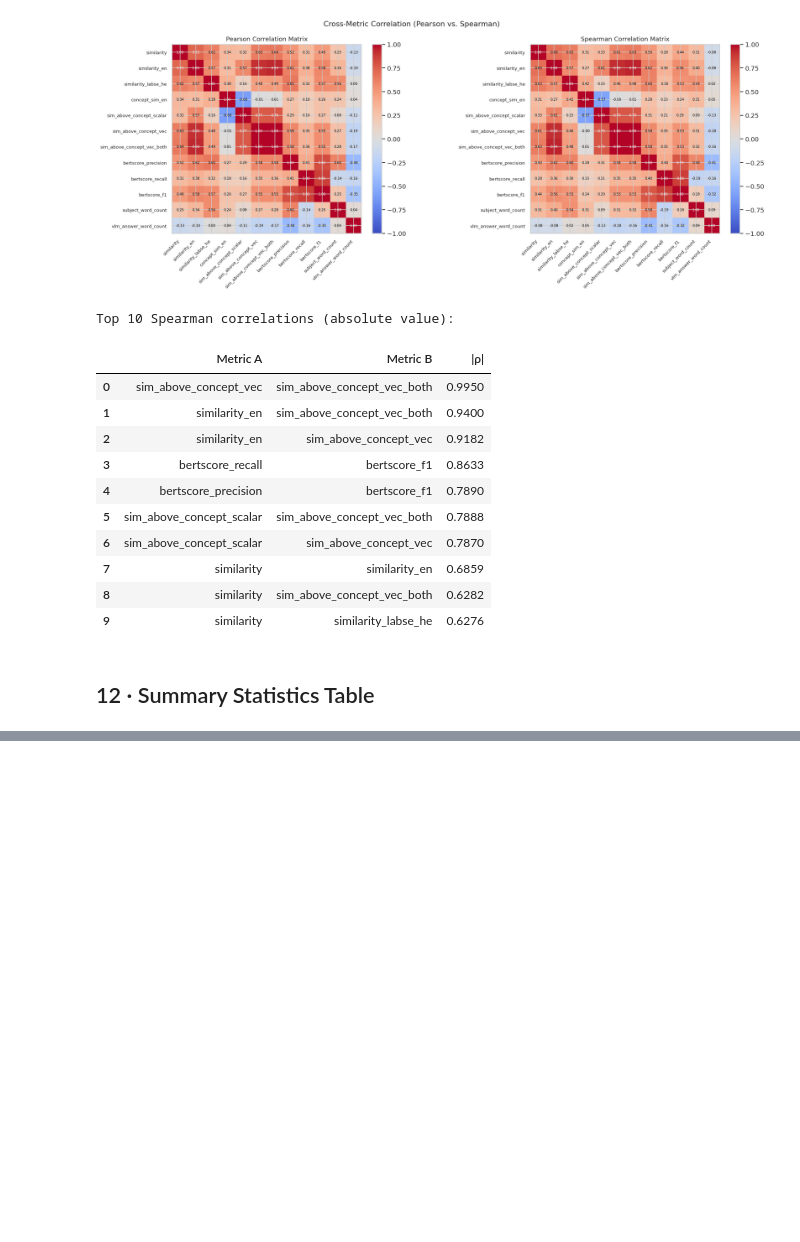
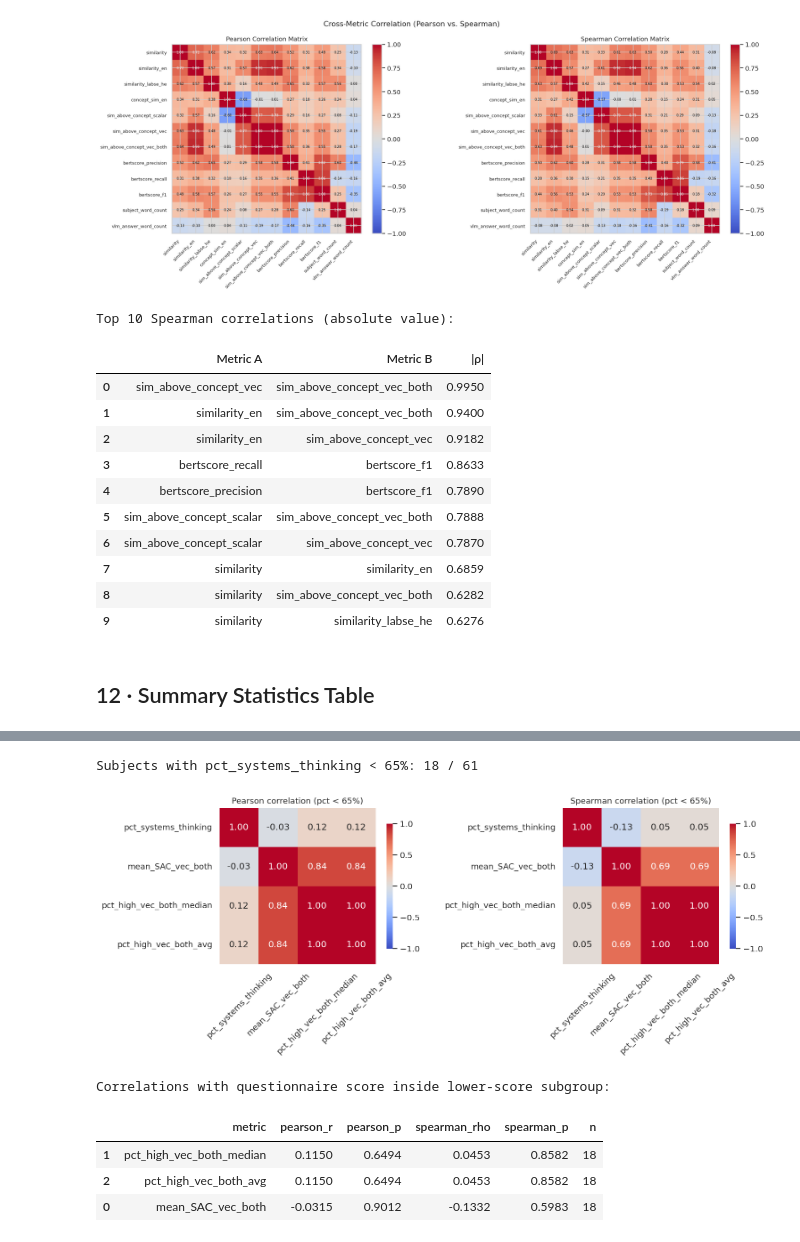
Before and after one commit to ArielKravinsky/systems-thinking-vlm, a Jupyter notebook: analysis_qwen_results.ipynb, the cells around one changed output, grey strips where cells are left out. Saved outputs shown, nothing was run; the diff lists cells and outputs as text; code cells hidden in the pictures; blank space fills up the shorter version.

```diff
--- a/analysis_qwen_results.ipynb
+++ b/analysis_qwen_results.ipynb
@@ -952,0 +920,77 @@ Correlation with % Systems Thinking (questionnaire_1.csv):
+# %%
+# Uses `merged` from Section 13
+threshold = 65.0
+
+low = merged.loc[merged["pct_systems_thinking"] < threshold].copy()
+print(f"Subjects with pct_systems_thinking < {threshold:.0f}%: {len(low)} / {len(merged)}")
+
+if len(low) < 5:
+    print("Not enough subjects for stable correlation estimates.")
+else:
+    metric_cols_low = ["pct_systems_thinking", "mean_SAC_vec_both", "pct_high_vec_both_median", "pct_high_vec_both_avg"]
+    metric_cols_low = [c for c in metric_cols_low if c in low.columns]
+
+    # Correlations are undefined for constant columns; report and drop from heatmaps
+    const_cols_low = [c for c in metric_cols_low if low[c].nunique(dropna=True) <= 1]
+    metric_cols_low_corr = [c for c in metric_cols_low if c not in const_cols_low]
+    if const_cols_low:
+        print("Constant columns (excluded from heatmaps):", ", ".join(const_cols_low))
+
+    pear_low = low[metric_cols_low_corr].corr(method="pearson")
+    spear_low = low[metric_cols_low_corr].corr(method="spearman")
+
+    fig, axes = plt.subplots(1, 2, figsize=(13, 5))
+    for ax, corr, title in zip(axes, [pear_low, spear_low], ["Pearson", "Spearman"]):
+        sns.heatmap(
+            corr,
+            ax=ax,
+            cmap="coolwarm",
+            vmin=-1,
+            vmax=1,
+            annot=True,
+            fmt=".2f",
+            square=True,
+            cbar_kws={"shrink": 0.8},
+        )
+        ax.set_title(f"{title} correlation (pct < {int(threshold)}%)", fontsize=11)
+        ax.tick_params(axis="x", rotation=45)
+        ax.tick_params(axis="y", rotation=0)
+
+    plt.tight_layout()
+    plt.show()
+
+    # Correlation of each pipeline metric with questionnaire score in low group
+    rows_low = []
+    target = "pct_systems_thinking"
+    for col in metric_cols_low:
+        if col == target:
+            continue
+        sub = low[[col, target]].dropna()
+        if len(sub) < 5 or sub[col].std() == 0:
+            continue
+        r, p = stats.pearsonr(sub[col], sub[target])
+        rho, p2 = stats.spearmanr(sub[col], sub[target])
+        rows_low.append({
+            "metric": col,
+            "pearson_r": round(r, 4),
+            "pearson_p": round(p, 4),
+            "spearman_rho": round(rho, 4),
+            "spearman_p": round(p2, 4),
+            "n": len(sub),
+        })
+
+    corr_low = pd.DataFrame(rows_low).sort_values("spearman_rho", ascending=False)
+    print("\nCorrelations with questionnaire score inside lower-score subgroup:")
+    display(
+        corr_low.style
+        .background_gradient(subset=["pearson_r", "spearman_rho"], cmap="RdYlGn", vmin=-1, vmax=1)
+        .format("{:.4f}", subset=["pearson_r", "pearson_p", "spearman_rho", "spearman_p"])
+    )
+# %% [output]
+Subjects with pct_systems_thinking < 65%: 18 / 61
+[figure, added]
+Correlations with questionnaire score inside lower-score subgroup:
+|  | metric | pearson_r | pearson_p | spearman_rho | spearman_p | n |
+| 1 | pct_high_vec_both_median | 0.1150 | 0.6494 | 0.0453 | 0.8582 | 18 |
+| 2 | pct_high_vec_both_avg | 0.1150 | 0.6494 | 0.0453 | 0.8582 | 18 |
+| 0 | mean_SAC_vec_both | -0.0315 | 0.9012 | -0.1332 | 0.5983 | 18 |
```
Also changed, not shown: parts of 7 cells of this notebook.
